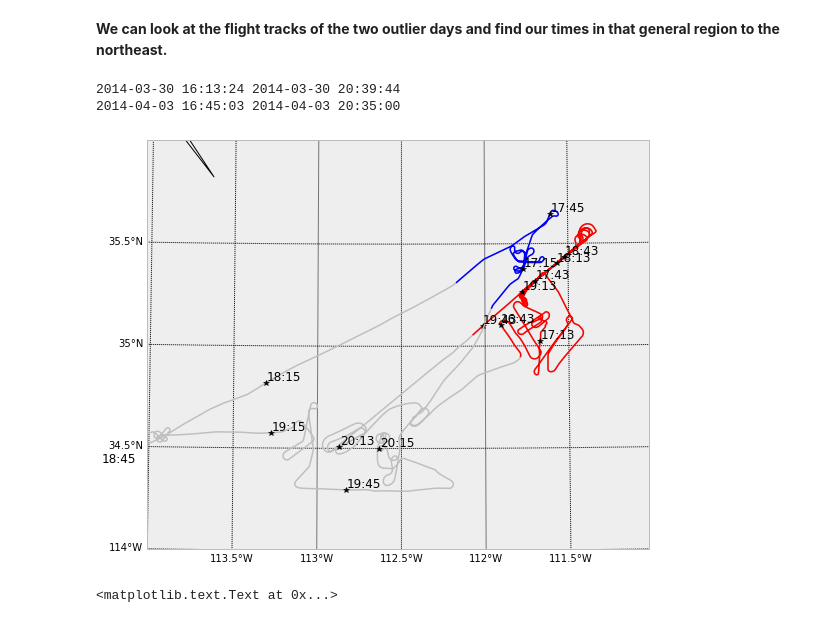
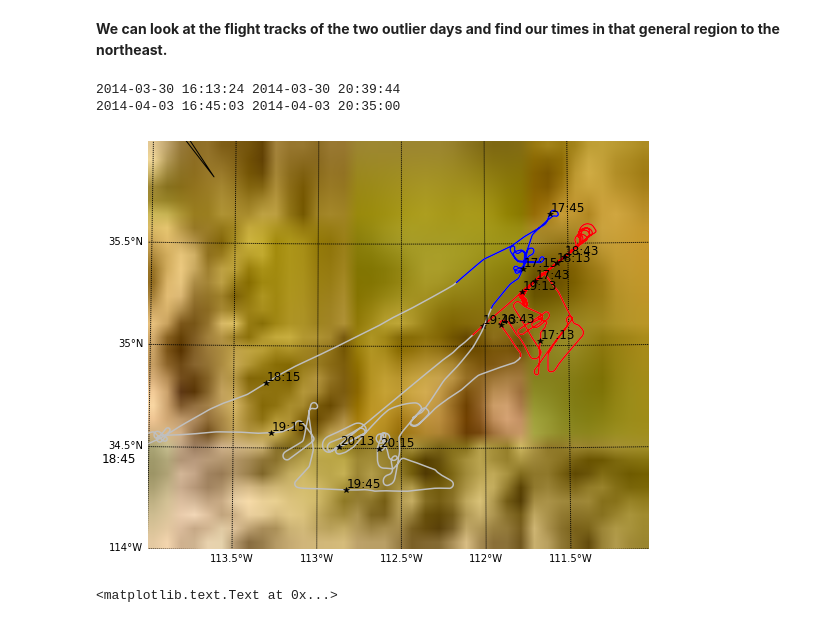
Before and after one commit to dplumme1/uwkingair, a Jupyter notebook: instruments/ir_radiometric_compare.ipynb, the cells around one changed output. Saved outputs shown, nothing was run; the diff lists cells and outputs as text; code cells hidden in the pictures.

```diff
--- a/instruments/ir_radiometric_compare.ipynb
+++ b/instruments/ir_radiometric_compare.ipynb
@@ -65,11 +67,12 @@ name_map = {
     'co2_conc': 'co21s',
     'h2o_conc': 'h2o1s',
     # Aerosol
-#    'pcasp_num': 'AS200_OBR',
-#    'pcasp_conc': 'CS200_OBR',
-#    'pcasp_mean_diam': 'DBARP_OBR',
-#    'pcasp_surf_area_conc': 'PSFCP_OBR',
-#    'pcasp_vol_conc': 'PVOLP_OBR',
+    'pcasp_num': 'AS200_OBR',
+    'pcasp_conc': 'CS200_OBR',
+    'pcasp_mean_diam': 'DBARP_OBR',
+    'pcasp_surf_area_conc': 'PSFCP_OBR',
+    'pcasp_vol_conc': 'PVOLP_OBR',
+    'pcasp_num_conc': 'CONCP_OBR',
     # Cloud Physics
     'conc_cpc': 'cpc_conc',
     # Miscellaneous
@@ -465,24 +494,25 @@ cb.set_label('Frequency (%)')
 # %%
 print(flights1Hz['0330']['time']['data'].min(), flights1Hz['0330']['time']['data'].max())
 print(flights1Hz['0403']['time']['data'].min(), flights1Hz['0403']['time']['data'].max())
 
 fig, axsub = plt.subplots(1, 1, figsize=(9, 9))
 
 bm = create_basemap(corners=corners, proj='lcc', resolution='l', area_thresh=1., lat_0=lat0, lon_0=lon0,
                     lon_spacing=0.5, lat_spacing=0.5, ax=axsub)
+bm.etopo()
 
 flp0330 = FlightLevel(flights1Hz['0330'], basemap=bm)
 flp0403 = FlightLevel(flights1Hz['0403'], basemap=bm)
 flp0330.plot_trackmap(track_color='.75', ax=axsub)
 flp0330.plot_trackmap(track_color='r', start_time="2014-03-30T16:40:00", end_time="2014-03-30T19:45:00", ax=axsub)
 flp0330.time_stamps()
 flp0403.plot_trackmap(track_color='.75', ax=axsub)
 flp0403.plot_trackmap(track_color='b', start_time="2014-04-03T17:10:00", end_time="2014-04-03T17:56:00", ax=axsub)
 flp0403.time_stamps()
 # %% [output]
 2014-03-30 16:13:24 2014-03-30 20:39:44
 2014-04-03 16:45:03 2014-04-03 20:35:00
-[figure, old version]
+[figure, new version]
 # %%
 plt.style.use('ggplot')
 fig, ((ax1, ax2), (ax3, ax4)) = plt.subplots(2, 2, figsize=(12,12), sharex=True)
```
Also changed, not shown: parts of 18 cells of this notebook.
